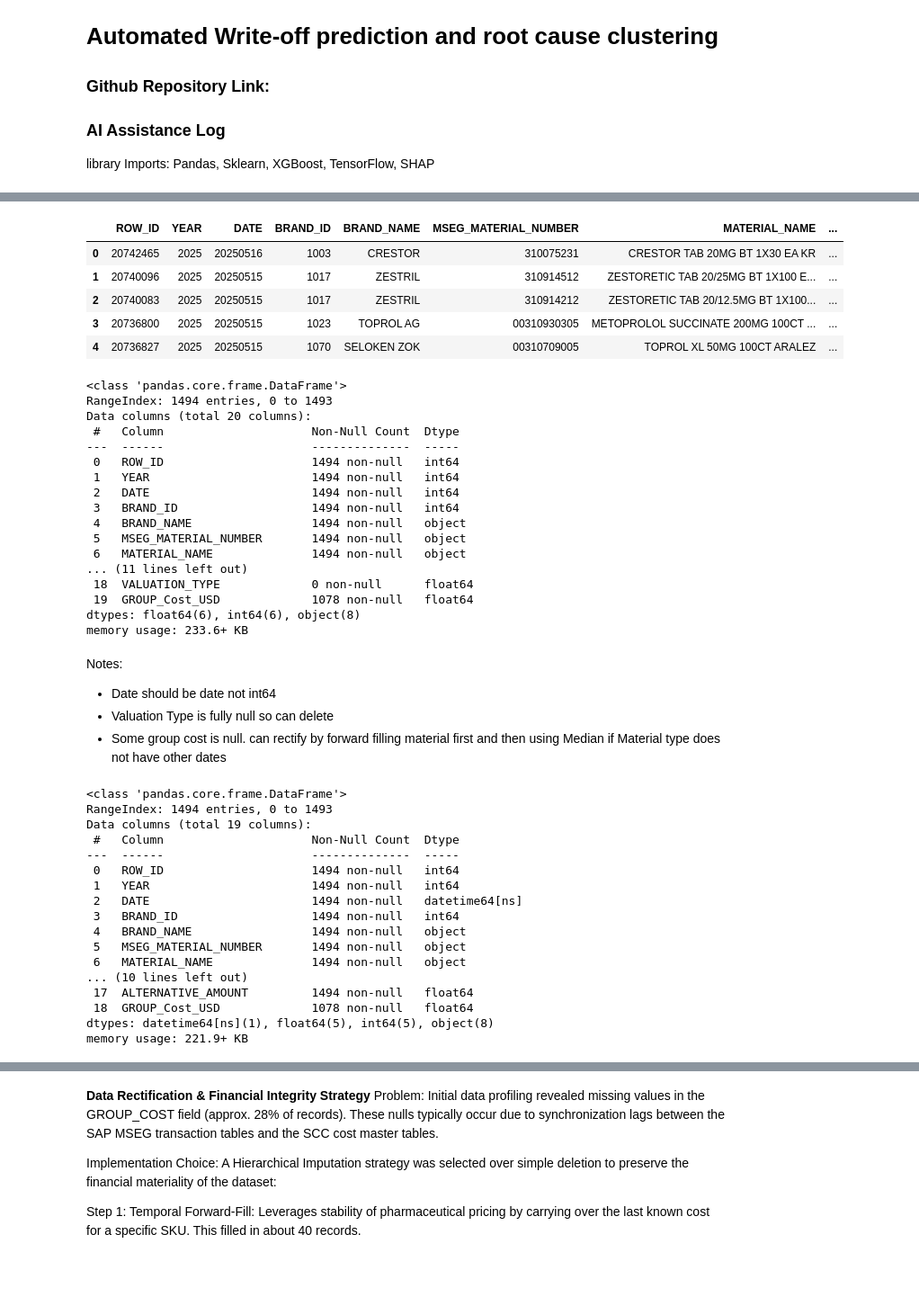
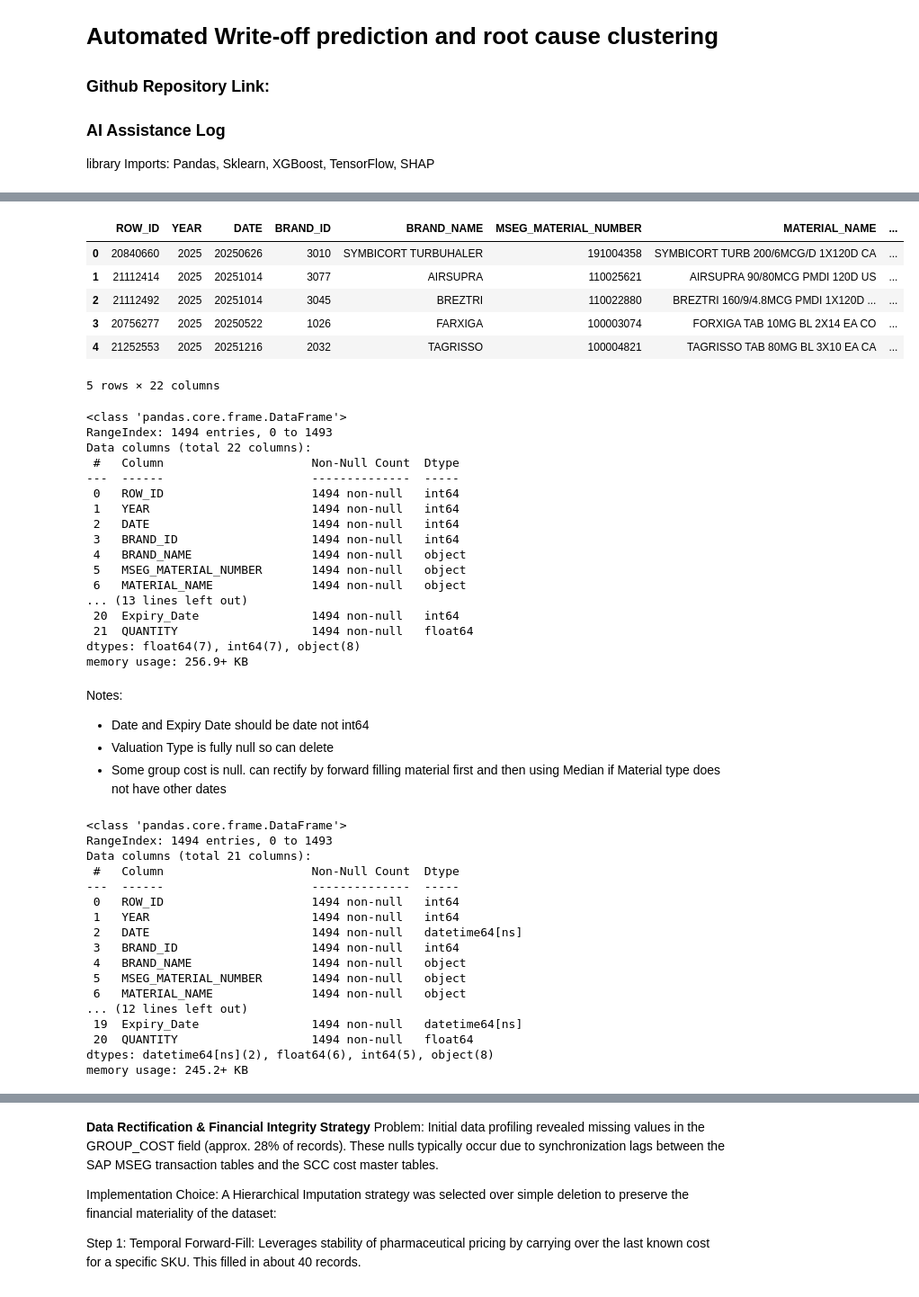
Before and after one commit to ChyTalksTech/Inventory_Write-offs, a Jupyter notebook: Inventory_Write_offs.ipynb, the cells around one changed output, grey strips where cells are left out. Shown at 90% size. Drawn from its saved outputs; the diff is of its cells as text; code cells hidden in the pictures.

```diff
--- a/Inventory_Write_offs.ipynb
+++ b/Inventory_Write_offs.ipynb
@@ -90,20 +24,21 @@ WHERE s.saknr IN ('0040640100', '0044890100', '0040650120', '0040650140', '00406
 # %%
-MSEG_df = pd.read_csv('MSEG File.csv')
+MSEG_df = pd.read_csv('MSEG.csv')
 
 MSEG_df.head()
 # %% [output]
 |  | ROW_ID | YEAR | DATE | BRAND_ID | BRAND_NAME | MSEG_MATERIAL_NUMBER | MATERIAL_NAME | ... |
-| 0 | 20742465 | 2025 | 20250516 | 1003 | CRESTOR | 310075231 | CRESTOR TAB 20MG BT 1X30 EA KR | ... |
-| 1 | 20740096 | 2025 | 20250515 | 1017 | ZESTRIL | 310914512 | ZESTORETIC TAB 20/25MG BT 1X100 E... | ... |
-| 2 | 20740083 | 2025 | 20250515 | 1017 | ZESTRIL | 310914212 | ZESTORETIC TAB 20/12.5MG BT 1X100... | ... |
-| 3 | 20736800 | 2025 | 20250515 | 1023 | TOPROL AG | 00310930305 | METOPROLOL SUCCINATE 200MG 100CT ... | ... |
-| 4 | 20736827 | 2025 | 20250515 | 1070 | SELOKEN ZOK | 00310709005 | TOPROL XL 50MG 100CT ARALEZ | ... |
+| 0 | 20840660 | 2025 | 20250626 | 3010 | SYMBICORT TURBUHALER | 191004358 | SYMBICORT TURB 200/6MCG/D 1X120D CA | ... |
+| 1 | 21112414 | 2025 | 20251014 | 3077 | AIRSUPRA | 110025621 | AIRSUPRA 90/80MCG PMDI 120D US | ... |
+| 2 | 21112492 | 2025 | 20251014 | 3045 | BREZTRI | 110022880 | BREZTRI 160/9/4.8MCG PMDI 1X120D ... | ... |
+| 3 | 20756277 | 2025 | 20250522 | 1026 | FARXIGA | 100003074 | FORXIGA TAB 10MG BL 2X14 EA CO | ... |
+| 4 | 21252553 | 2025 | 20251216 | 2032 | TAGRISSO | 100004821 | TAGRISSO TAB 80MG BL 3X10 EA CA | ... |
+5 rows × 22 columns
 # %%
 MSEG_df.info()
 # %% [output]
 <class 'pandas.core.frame.DataFrame'>
 RangeIndex: 1494 entries, 0 to 1493
-Data columns (total 20 columns):
+Data columns (total 22 columns):
  #   Column                     Non-Null Count  Dtype
 ---  ------                     --------------  -----
  0   ROW_ID                     1494 non-null   int64
@@ -113,20 +48,21 @@ Data columns (total 20 columns):
  4   BRAND_NAME                 1494 non-null   object
  5   MSEG_MATERIAL_NUMBER       1494 non-null   object
  6   MATERIAL_NAME              1494 non-null   object
-... (11 lines left out)
- 18  VALUATION_TYPE             0 non-null      float64
- 19  GROUP_Cost_USD             1078 non-null   float64
-dtypes: float64(6), int64(6), object(8)
-memory usage: 233.6+ KB
+... (13 lines left out)
+ 20  Expiry_Date                1494 non-null   int64
+ 21  QUANTITY                   1494 non-null   float64
+dtypes: float64(7), int64(7), object(8)
+memory usage: 256.9+ KB
 # %% [markdown]
 Notes:
 
-*   Date should be date not int64
+*   Date and Expiry Date should be date not int64
 *   Valuation Type is fully null so can delete
 *   Some group cost is null. can rectify by forward filling material first and then using Median if Material type does not have other dates
 # %%
 # Converting Date from Int to Date
 MSEG_df['DATE'] = pd.to_datetime(MSEG_df['DATE'].astype(str), format='%Y%m%d')
+MSEG_df['Expiry_Date'] = pd.to_datetime(MSEG_df['Expiry_Date'].astype(str), format='%Y%m%d')
 
 # Removing Valuation Type Column
 MSEG_df.drop(columns=['VALUATION_TYPE'], inplace=True)
@@ -135,7 +71,7 @@ MSEG_df.info()
 # %% [output]
 <class 'pandas.core.frame.DataFrame'>
 RangeIndex: 1494 entries, 0 to 1493
-Data columns (total 19 columns):
+Data columns (total 21 columns):
  #   Column                     Non-Null Count  Dtype
 ---  ------                     --------------  -----
  0   ROW_ID                     1494 non-null   int64
@@ -145,11 +81,11 @@ Data columns (total 19 columns):
  4   BRAND_NAME                 1494 non-null   object
  5   MSEG_MATERIAL_NUMBER       1494 non-null   object
  6   MATERIAL_NAME              1494 non-null   object
-... (10 lines left out)
- 17  ALTERNATIVE_AMOUNT         1494 non-null   float64
- 18  GROUP_Cost_USD             1078 non-null   float64
-dtypes: datetime64[ns](1), float64(5), int64(5), object(8)
-memory usage: 221.9+ KB
+... (12 lines left out)
+ 19  Expiry_Date                1494 non-null   datetime64[ns]
+ 20  QUANTITY                   1494 non-null   float64
+dtypes: datetime64[ns](2), float64(6), int64(5), object(8)
+memory usage: 245.2+ KB
 # %%
 #1. Forward filling in nulls in Group Cost
 
```
Also changed, not shown: parts of 25 cells of this notebook.
